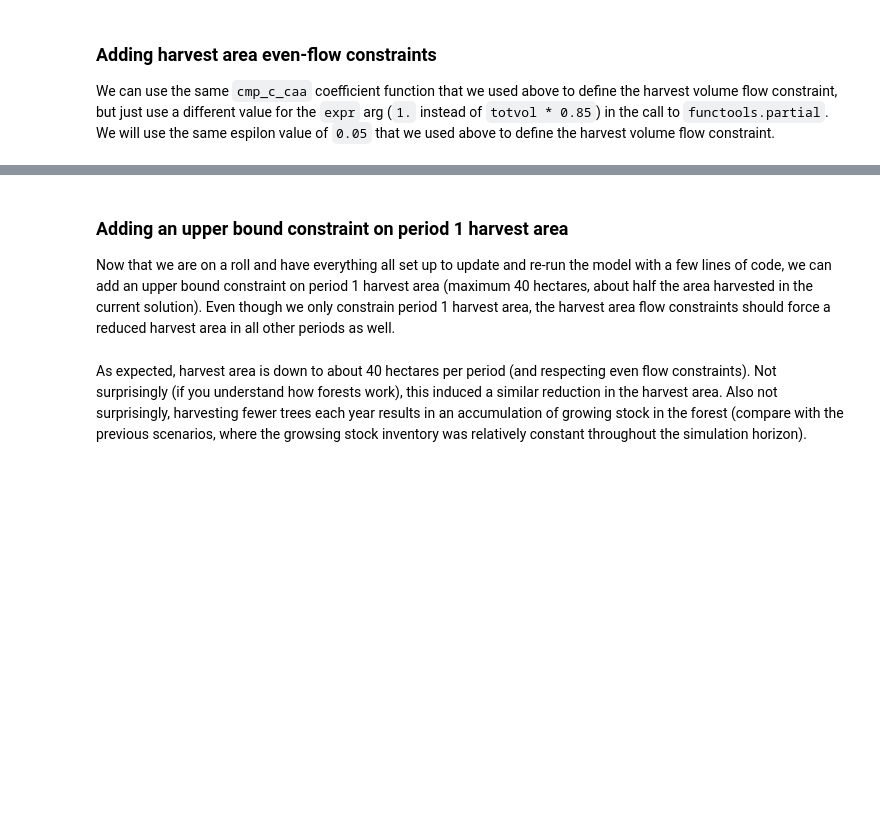
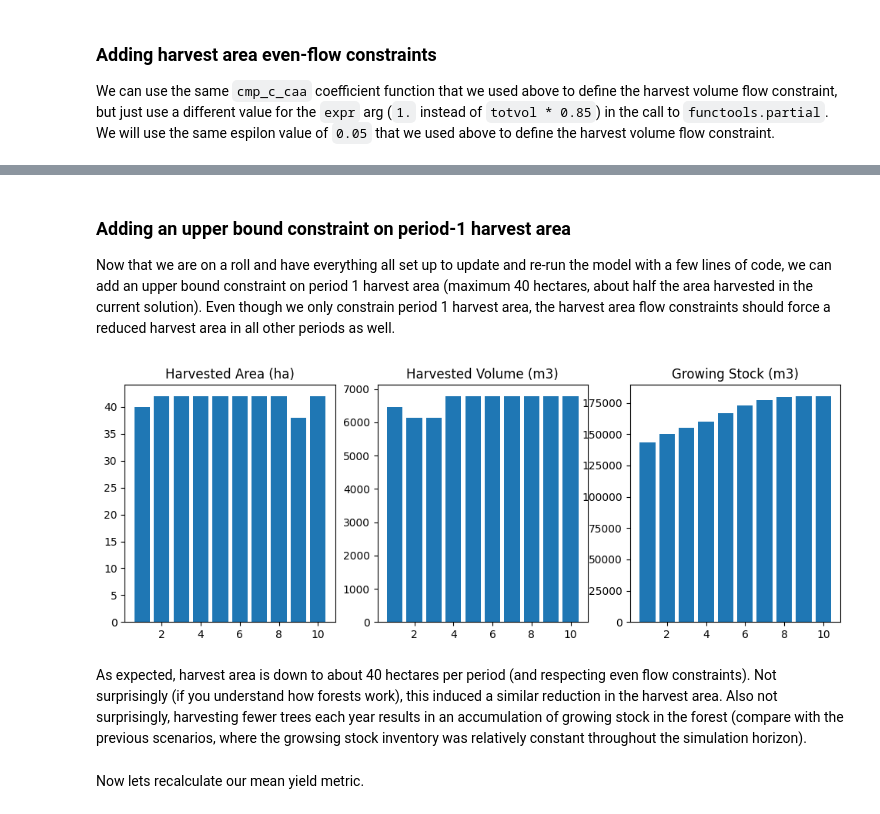
Before and after one commit to UBC-FRESH/ws3, a Jupyter notebook: examples/022_ws3_model_example-optimize-advanced.ipynb, the cells around one changed output, grey strips where cells are left out. Cells and saved outputs as stored; diff of their text form; code cells hidden in the pictures; blank space fills up the shorter version.

```diff
--- a/examples/022_ws3_model_example-optimize-advanced.ipynb
+++ b/examples/022_ws3_model_example-optimize-advanced.ipynb
@@ -725,11 +761,15 @@ Looking good! That spike in harvest area in period 10 is gone, but everything el
 # %% [markdown]
-### Adding an upper bound constraint on period 1 harvest area
+### Adding an upper bound constraint on period-1 harvest area
 
 Now that we are on a roll and have everything all set up to update and re-run the model with a few lines of code, we can add an upper bound constraint on period 1 harvest area (maximum 40 hectares, about half the area harvested in the current solution). Even though we only constrain period 1 harvest area, the harvest area flow constraints should force a reduced harvest area in all other periods as well.
 # %%
-coeff_funcs['cgen_ha'] = functools.partial(cmp_c_caa, expr='1.', acodes=['harvest'])
-cgen_data['cgen_ha'] = {'lb':{1:0.}, 'ub':{1:40.}}
+coeff_funcs["cgen_ha"] = functools.partial(cmp_c_caa, expr="1.", acodes=["harvest"])
+cgen_data["cgen_ha"] = {"lb":{1:0.}, "ub":{1:40.}}
 
-run_scenario(fm, 'scenario-5', ws3.opt.SENSE_MAXIMIZE, acodes, coeff_funcs, cflw_e, cgen_data)
+fig, df, p = run_scenario(fm, "scenario-5", ws3.opt.SENSE_MAXIMIZE, acodes, coeff_funcs, cflw_e, cgen_data)
+# %% [output]
+[figure, added]
 # %% [markdown]
 As expected, harvest area is down to about 40 hectares per period (and respecting even flow constraints). Not surprisingly (if you understand how forests work), this induced a similar reduction in the harvest area. Also not surprisingly, harvesting fewer trees each year results in an accumulation of growing stock in the forest (compare with the previous scenarios, where the growsing stock inventory was relatively constant throughout the simulation horizon).
+# %% [markdown]
+Now lets recalculate our mean yield metric.
```
Also changed, not shown: parts of 42 cells of this notebook, 11 other files.
